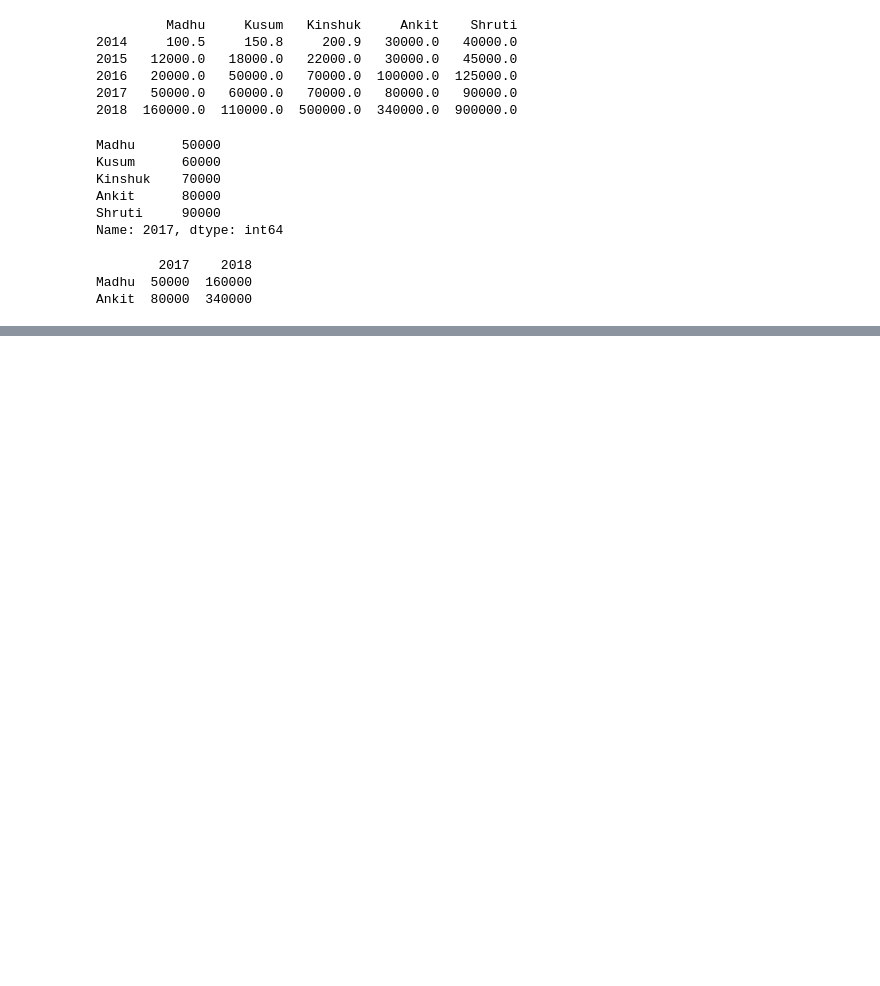
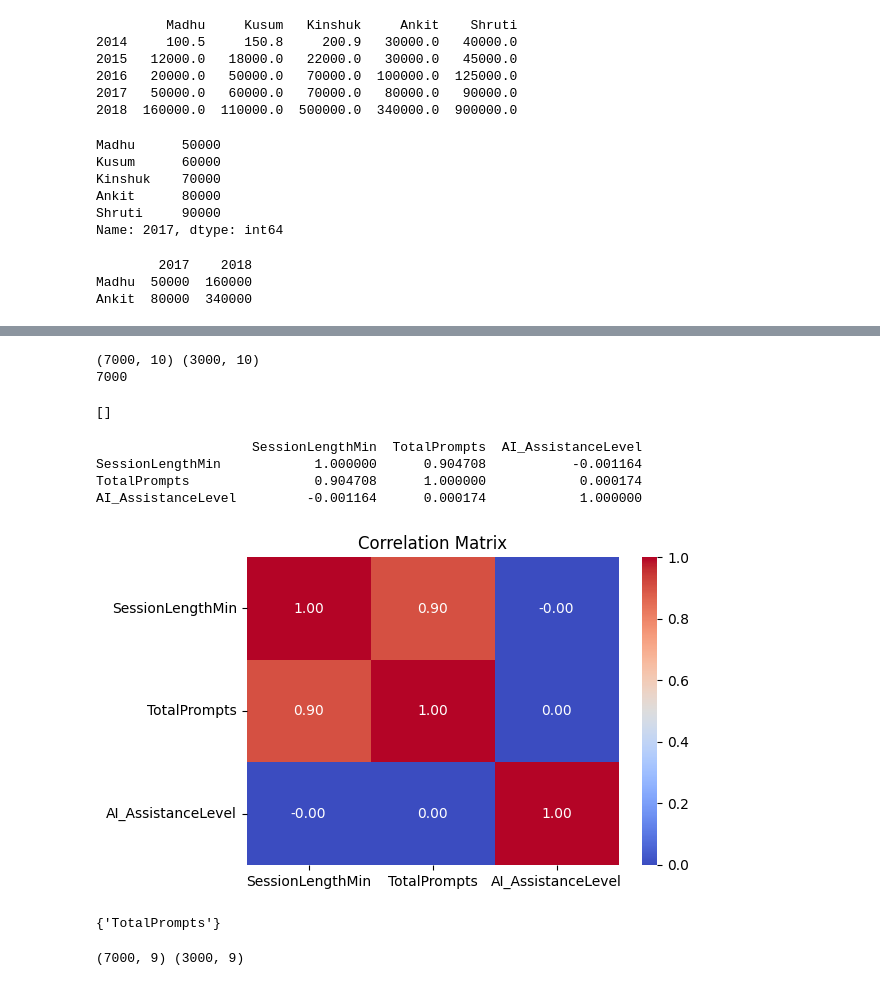
Before and after one commit to Madathanapalleleena/DAV_project_152, a Jupyter notebook: ML_Lab_Practice.ipynb, the cells around one changed output, grey strips where cells are left out. Cells and saved outputs as stored; diff of their text form; code cells hidden in the pictures; blank space fills up the shorter version.

Commit message:
Performed correlation and mutual information on dataset

```diff
--- a/ML_Lab_Practice.ipynb
+++ b/ML_Lab_Practice.ipynb
@@ -117,0 +411,6 @@ ValueError: Length of values (5) does not match length of index (1)
+# %%
+constant_features = [col for col in df.columns if df[col].nunique()==1]
+print("Constant Features:", constant_features)
+import numpy as np
+df.loc[df["SessionID"] == "SESSION10000", "SatisfactionRating"] = np.nan
+print(df.tail())
@@ -117,0 +450,3 @@ ValueError: Length of values (5) does not match length of index (1)
+# %%
+df['SatisfactionRating'].fillna(df['SatisfactionRating'].mean(),inplace=True)
+print(df.isnull().sum())
@@ -117,0 +502,3 @@ ValueError: Length of values (5) does not match length of index (1)
+# %%
+print(df.tail)
+df['empty_col']=[0]*10000
@@ -117,0 +557,4 @@ ValueError: Length of values (5) does not match length of index (1)
+# %%
+#extra feature to test for quasi constant
+df['q_col']=[0]*9997+[1,1,1]
+print(df)
@@ -117,0 +637,61 @@ ValueError: Length of values (5) does not match length of index (1)
+# %%
+print(x_train.shape,x_test.shape)
+print(len(x_train))
+# %% [output]
+(7000, 10) (3000, 10)
+7000
+# %%
+#duplicate features --> removing duplicate col or features that have same value for every instance or row
+dup_feat=[]
+for i in range(len(x_train.columns)):
+  col1=x_train.columns[i]
+  for col2 in x_train.columns[i+1:]:
+    if x_train[col1].equals(x_train[col2]):
+      dup_feat.append(col2)
+print(dup_feat)
+# %% [output]
+[]
+# %%
+#correlation --> it is used to find the features which are strongly related linearly
+import matplotlib.pyplot as plt
+import seaborn as sns
+from sklearn.model_selection import train_test_split
+x_train,x_test,y_train,y_test=train_test_split(df.drop('SatisfactionRating',axis=1),df['SatisfactionRating'],test_size=0.3,random_state=42)
+numeric_data=x_train.select_dtypes(include=['number'])
+corrmat=numeric_data.corr()
+print(corrmat)
+plt.figure(figsize=(6,4))
+sns.heatmap(corrmat, annot=True, fmt=".2f", cmap="coolwarm")
+plt.title("Correlation Matrix")
+plt.show()
+# %% [output]
+                    SessionLengthMin  TotalPrompts  AI_AssistanceLevel
+SessionLengthMin            1.000000      0.904708           -0.001164
+TotalPrompts                0.904708      1.000000            0.000174
+AI_AssistanceLevel         -0.001164      0.000174            1.000000
+[figure, added]
+# %%
+#03-08-2025
+def correlation(dataset,threshold):
+    col_corr = set()
+    corr_matrix = dataset.corr()
+    # Iterate through the upper triangle of the correlation matrix
+    for i in range(len(corr_matrix.columns)):
+        for j in range(i):
+            if abs(corr_matrix.iloc[i, j]) > threshold:
+                colname = corr_matrix.columns[i]  # Keep one of the two correlated columns
+                col_corr.add(colname)
+    return col_corr
+
+corr_features = correlation(x_train.select_dtypes(include=['number']), 0.9)
+correlated_features = set(corr_features)
+print(correlated_features)
+# %% [output]
+{'TotalPrompts'}
+# %%
+#removing the unwanted correlated matrix
+x_train.drop(labels=correlated_features,axis=1,inplace=True)
+x_test.drop(labels=correlated_features,axis=1,inplace=True)
+print(x_train.shape,x_test.shape)
+# %% [output]
+(7000, 9) (3000, 9)
```
Also changed, not shown: parts of 50 cells of this notebook.
